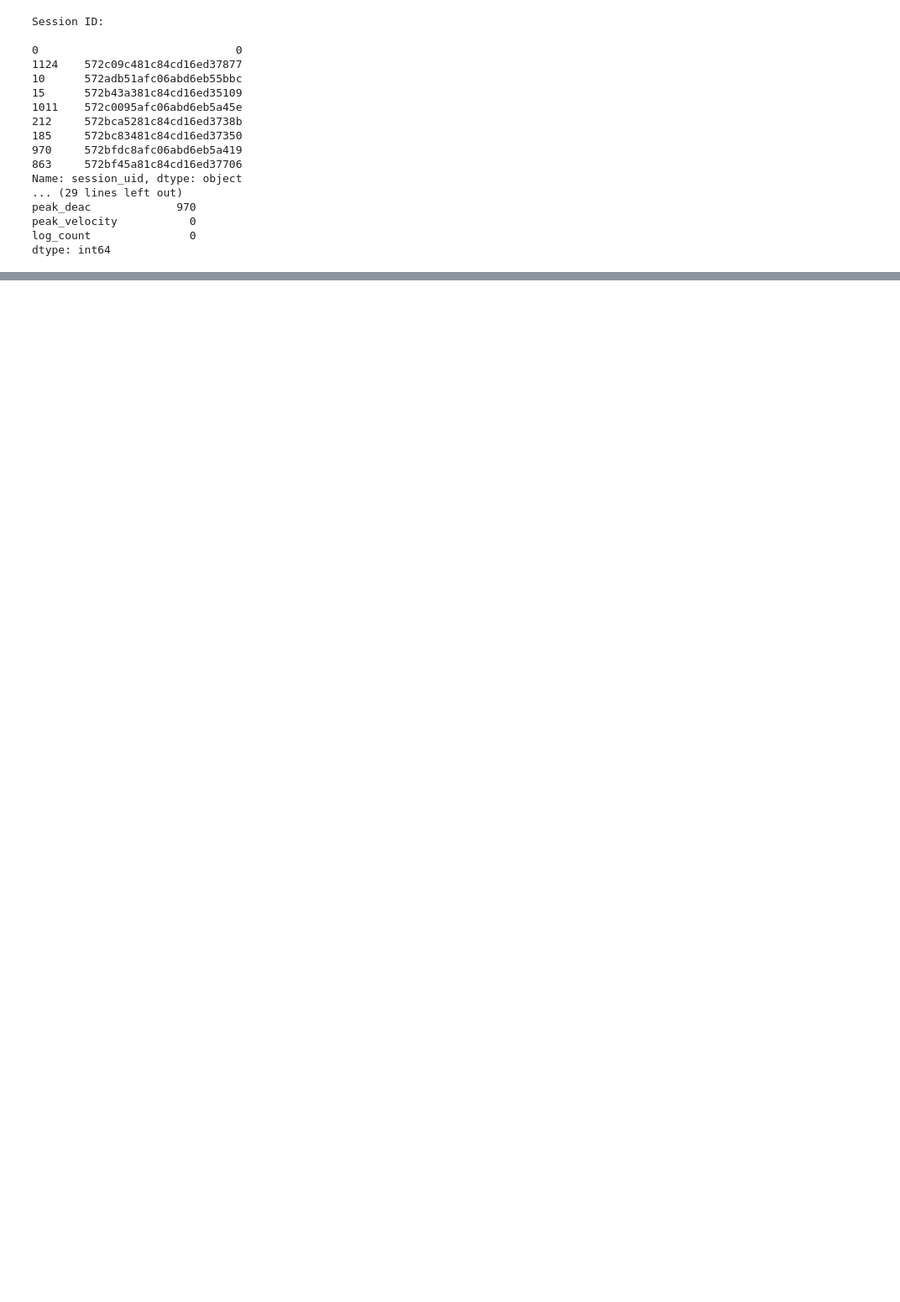
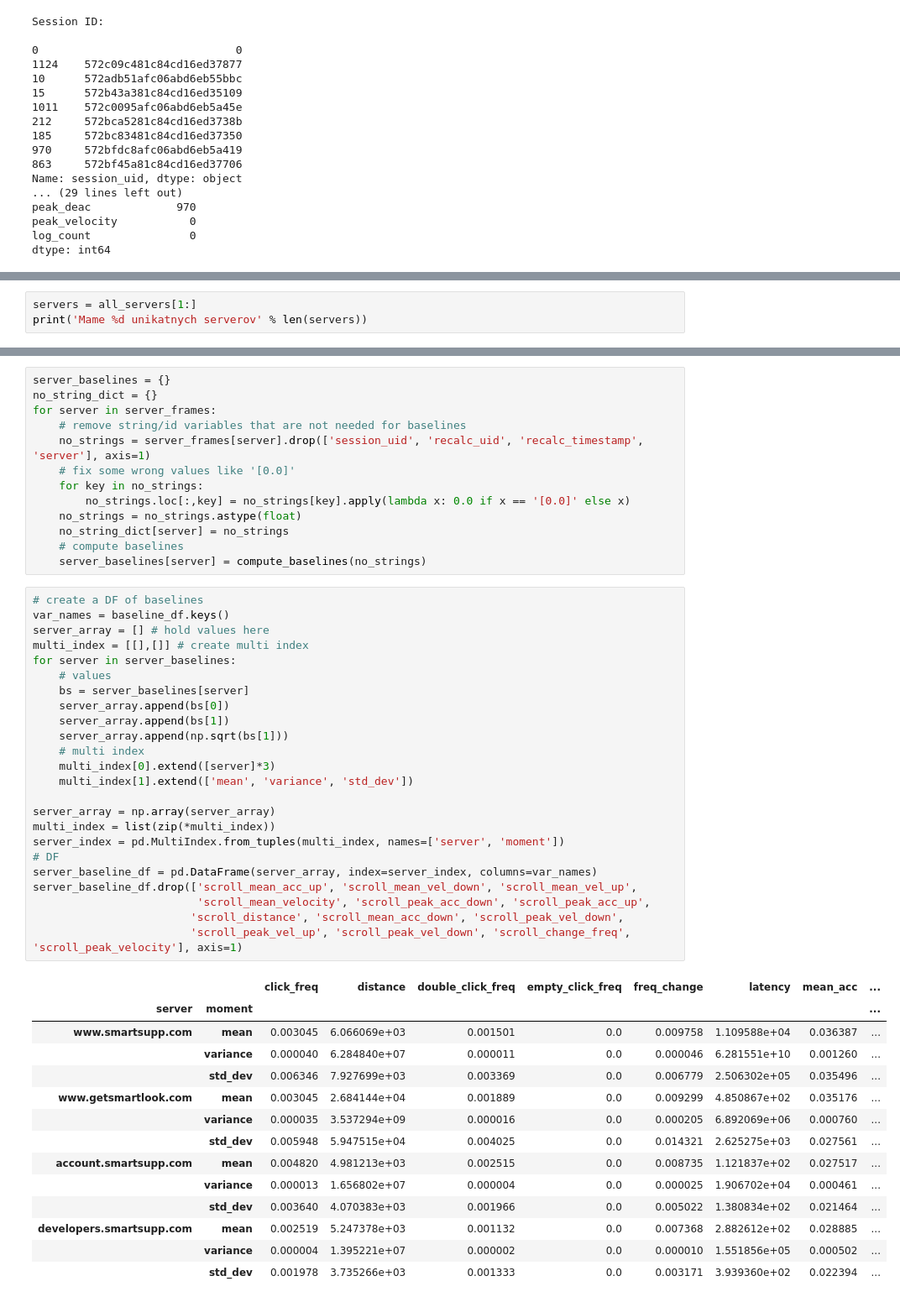
Before and after one commit to metjush/metjush.github.io, a Jupyter notebook: gsl/GSL_Sample_Analysis.ipynb, the cells around one changed output, grey strips where cells are left out. Shown at 84% size. Saved outputs shown, nothing was run; the diff lists cells and outputs as text; blank space fills up the shorter version.

```diff
--- a/gsl/GSL_Sample_Analysis.ipynb
+++ b/gsl/GSL_Sample_Analysis.ipynb
@@ -226,0 +259,3 @@ dtype: int64
+# %%
+servers = all_servers[1:]
+print('Mame %d unikatnych serverov' % len(servers))
@@ -226,0 +285,52 @@ dtype: int64
+# %%
+server_baselines = {}
+no_string_dict = {}
+for server in server_frames:
+    # remove string/id variables that are not needed for baselines
+    no_strings = server_frames[server].drop(['session_uid', 'recalc_uid', 'recalc_timestamp', 'server'], axis=1)
+    # fix some wrong values like '[0.0]'
+    for key in no_strings:
+        no_strings.loc[:,key] = no_strings[key].apply(lambda x: 0.0 if x == '[0.0]' else x)
+    no_strings = no_strings.astype(float)
+    no_string_dict[server] = no_strings
+    # compute baselines
+    server_baselines[server] = compute_baselines(no_strings)
+# %%
+# create a DF of baselines
+var_names = baseline_df.keys()
+server_array = [] # hold values here
+multi_index = [[],[]] # create multi index
+for server in server_baselines:
+    # values
+    bs = server_baselines[server]
+    server_array.append(bs[0])
+    server_array.append(bs[1])
+    server_array.append(np.sqrt(bs[1]))
+    # multi index
+    multi_index[0].extend([server]*3)
+    multi_index[1].extend(['mean', 'variance', 'std_dev'])
+
+server_array = np.array(server_array)
+multi_index = list(zip(*multi_index))
+server_index = pd.MultiIndex.from_tuples(multi_index, names=['server', 'moment'])
+# DF
+server_baseline_df = pd.DataFrame(server_array, index=server_index, columns=var_names)
+server_baseline_df.drop(['scroll_mean_acc_up', 'scroll_mean_vel_down', 'scroll_mean_vel_up',
+                         'scroll_mean_velocity', 'scroll_peak_acc_down', 'scroll_peak_acc_up',
+                        'scroll_distance', 'scroll_mean_acc_down', 'scroll_peak_vel_down',
+                        'scroll_peak_vel_up', 'scroll_peak_vel_down', 'scroll_change_freq', 'scroll_peak_velocity'], axis=1)
+# %% [output]
+|  |  | click_freq | distance | double_click_freq | empty_click_freq | freq_change | latency | mean_acc | ... |
+| server | moment |  |  |  |  |  |  |  | ... |
+| www.smartsupp.com | mean | 0.003045 | 6.066069e+03 | 0.001501 | 0.0 | 0.009758 | 1.109588e+04 | 0.036387 | ... |
+|  | variance | 0.000040 | 6.284840e+07 | 0.000011 | 0.0 | 0.000046 | 6.281551e+10 | 0.001260 | ... |
+|  | std_dev | 0.006346 | 7.927699e+03 | 0.003369 | 0.0 | 0.006779 | 2.506302e+05 | 0.035496 | ... |
+| www.getsmartlook.com | mean | 0.003045 | 2.684144e+04 | 0.001889 | 0.0 | 0.009299 | 4.850867e+02 | 0.035176 | ... |
+|  | variance | 0.000035 | 3.537294e+09 | 0.000016 | 0.0 | 0.000205 | 6.892069e+06 | 0.000760 | ... |
+|  | std_dev | 0.005948 | 5.947515e+04 | 0.004025 | 0.0 | 0.014321 | 2.625275e+03 | 0.027561 | ... |
+| account.smartsupp.com | mean | 0.004820 | 4.981213e+03 | 0.002515 | 0.0 | 0.008735 | 1.121837e+02 | 0.027517 | ... |
+|  | variance | 0.000013 | 1.656802e+07 | 0.000004 | 0.0 | 0.000025 | 1.906702e+04 | 0.000461 | ... |
+|  | std_dev | 0.003640 | 4.070383e+03 | 0.001966 | 0.0 | 0.005022 | 1.380834e+02 | 0.021464 | ... |
+| developers.smartsupp.com | mean | 0.002519 | 5.247378e+03 | 0.001132 | 0.0 | 0.007368 | 2.882612e+02 | 0.028885 | ... |
+|  | variance | 0.000004 | 1.395221e+07 | 0.000002 | 0.0 | 0.000010 | 1.551856e+05 | 0.000502 | ... |
+|  | std_dev | 0.001978 | 3.735266e+03 | 0.001333 | 0.0 | 0.003171 | 3.939360e+02 | 0.022394 | ... |
```
Also changed, not shown: parts of 9 cells of this notebook, 1 other file.
